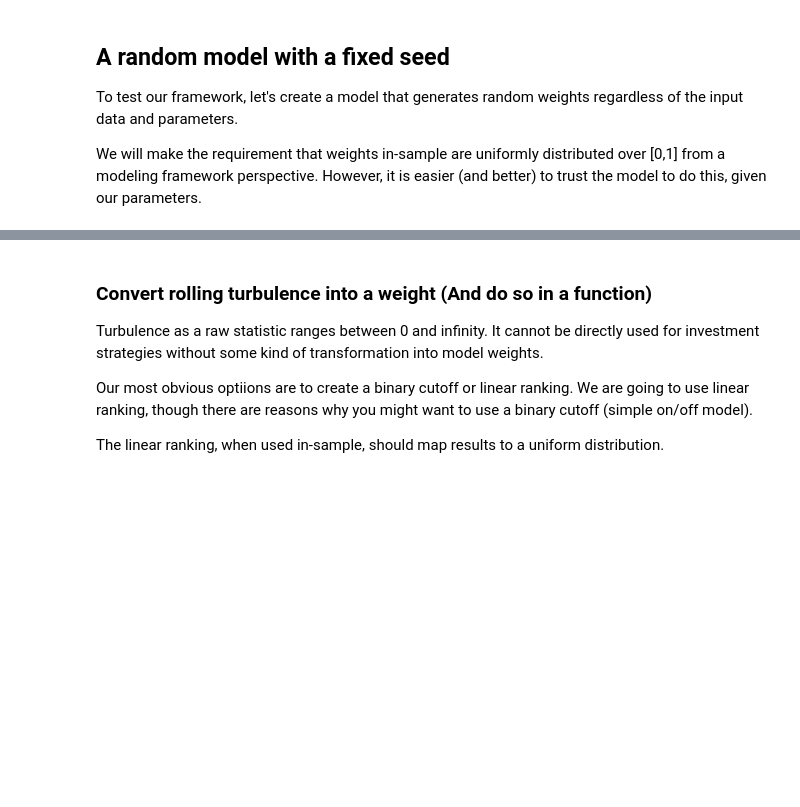
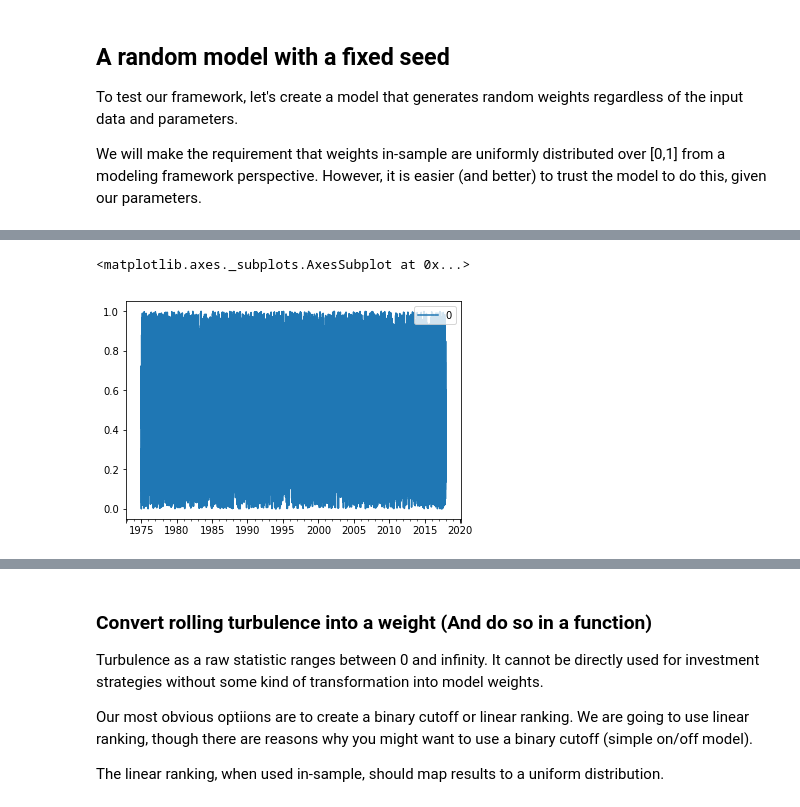
Before and after one commit to fintechsteve/modeling-volatility, a Jupyter notebook: Part_03_Modeling_Framework.ipynb, the cells around one changed output, grey strips where cells are left out. Saved outputs shown, nothing was run; the diff lists cells and outputs as text; code cells hidden in the pictures; blank space fills up the shorter version.

```diff
--- a/Part_03_Modeling_Framework.ipynb
+++ b/Part_03_Modeling_Framework.ipynb
@@ -89,5 +89,3 @@ Input data are the currency returns matrix. And finally parameters include:
 To test our framework, let's create a model that generates random weights regardless of the input data and parameters.
 
 We will make the requirement that weights in-sample are uniformly distributed over [0,1] from a modeling framework perspective. However, it is easier (and better) to trust the model to do this, given our parameters.
-# %%
-def random_model()
@@ -137,0 +106,17 @@ roll_turb.plot()
+# %%
+def random_model(rets, model_params, framework_params):
+  np.random.seed(seed=model_params['seed'])
+  randwts = pd.DataFrame(np.random.rand(rets['AUD'].count(),1), index=rets.index)
+  randwts_insample = randwts[framework_params['insample_start_date']:framework_params['insample_end_date']]
+  randwts_insample = randwts_insample.rank()/randwts_insample.count()
+  randwts[framework_params['insample_start_date']:framework_params['insample_end_date']] = randwts_insample
+  return randwts
+# %%
+framework_params = {'insample_start_date': '1975-01-02',
+                    'insample_end_date': '2000-01-01'}
+model_params = {'seed': 1}
+randwts = random_model(returns, model_params, framework_params)
+randwts.plot()
+# %% [output]
+<matplotlib.axes._subplots.AxesSubplot at 0x...>
+[figure, added]
```
Also changed, not shown: parts of 10 cells of this notebook.
